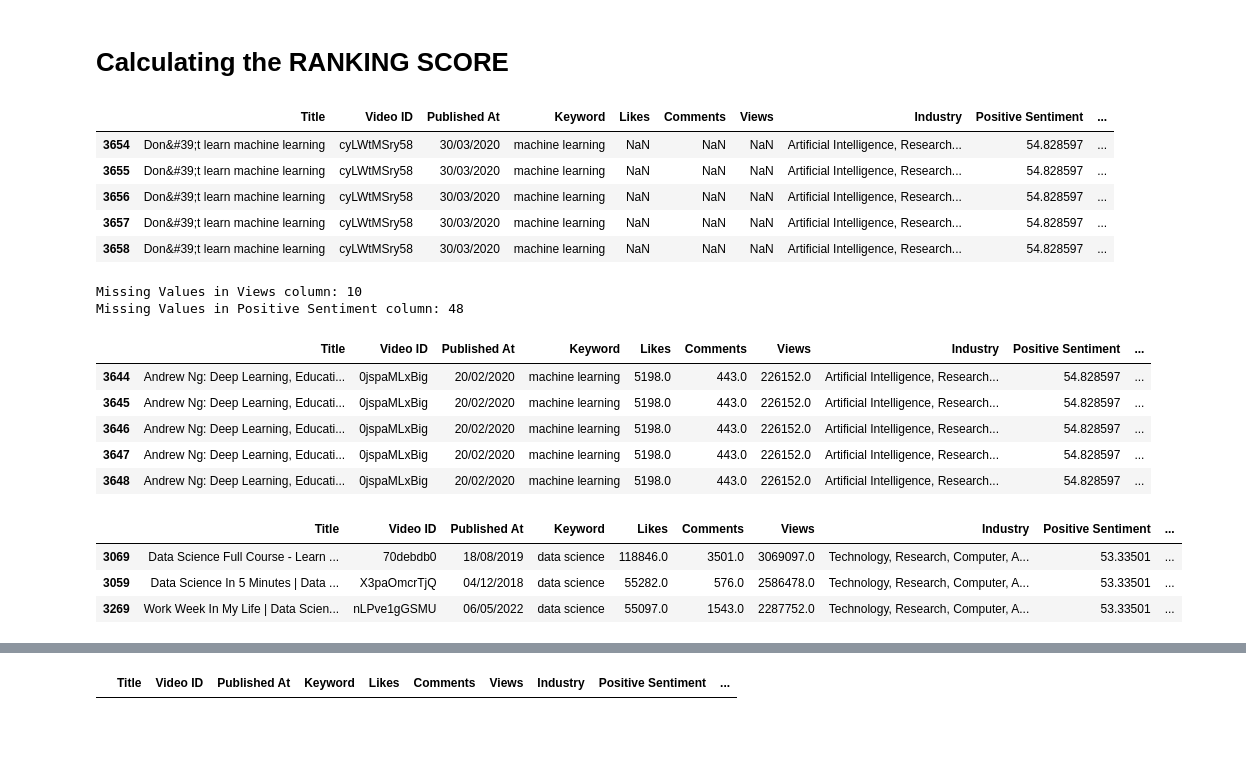
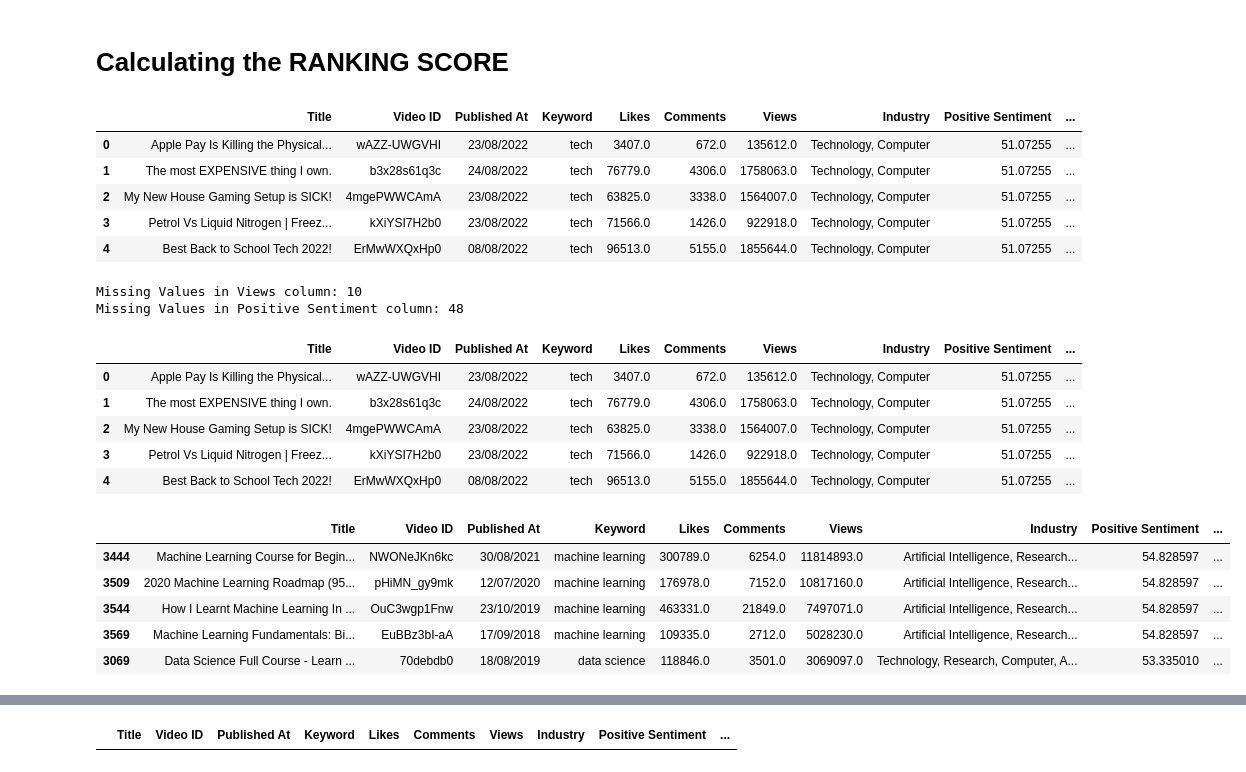
Before and after one commit to bilaalmunir/Data-Science-Youtube-Video-analysis, a Jupyter notebook: main.ipynb, the cells around one changed output, grey strips where cells are left out. Cells and saved outputs as stored; diff of their text form; code cells hidden in the pictures; blank space fills up the shorter version.

Commit message:
rank update

```diff
--- a/main.ipynb
+++ b/main.ipynb
@@ -1242,23 +1251,15 @@ videos_stats.head()
 | 4 | Best Back to School Tech 2022! | ErMwWXQxHp0 | 08/08/2022 | tech | 96513.0 | 5155.0 | 1855644.0 | Technology, Computer | 51.07255 | ... |
 # %% [markdown]
 # Calculating the RANKING SCORE
-# %%
-
-alpha = 0.6
-beta = 0.4
-
-
-videos_stats['Ranking Score'] = (alpha * videos_stats['Views'] +
-                                 beta * videos_stats['Positive Sentiment'])
 # %%
-videos_stats.tail()
+videos_stats.head()
 # %% [output]
 |  | Title | Video ID | Published At | Keyword | Likes | Comments | Views | Industry | Positive Sentiment | ... |
-| 3654 | Don&#39;t learn machine learning | cyLWtMSry58 | 30/03/2020 | machine learning | NaN | NaN | NaN | Artificial Intelligence, Research... | 54.828597 | ... |
-| 3655 | Don&#39;t learn machine learning | cyLWtMSry58 | 30/03/2020 | machine learning | NaN | NaN | NaN | Artificial Intelligence, Research... | 54.828597 | ... |
-| 3656 | Don&#39;t learn machine learning | cyLWtMSry58 | 30/03/2020 | machine learning | NaN | NaN | NaN | Artificial Intelligence, Research... | 54.828597 | ... |
-| 3657 | Don&#39;t learn machine learning | cyLWtMSry58 | 30/03/2020 | machine learning | NaN | NaN | NaN | Artificial Intelligence, Research... | 54.828597 | ... |
-| 3658 | Don&#39;t learn machine learning | cyLWtMSry58 | 30/03/2020 | machine learning | NaN | NaN | NaN | Artificial Intelligence, Research... | 54.828597 | ... |
+| 0 | Apple Pay Is Killing the Physical... | wAZZ-UWGVHI | 23/08/2022 | tech | 3407.0 | 672.0 | 135612.0 | Technology, Computer | 51.07255 | ... |
+| 1 | The most EXPENSIVE thing I own. | b3x28s61q3c | 24/08/2022 | tech | 76779.0 | 4306.0 | 1758063.0 | Technology, Computer | 51.07255 | ... |
+| 2 | My New House Gaming Setup is SICK! | 4mgePWWCAmA | 23/08/2022 | tech | 63825.0 | 3338.0 | 1564007.0 | Technology, Computer | 51.07255 | ... |
+| 3 | Petrol Vs Liquid Nitrogen | Freez... | kXiYSI7H2b0 | 23/08/2022 | tech | 71566.0 | 1426.0 | 922918.0 | Technology, Computer | 51.07255 | ... |
+| 4 | Best Back to School Tech 2022! | ErMwWXQxHp0 | 08/08/2022 | tech | 96513.0 | 5155.0 | 1855644.0 | Technology, Computer | 51.07255 | ... |
 # %%
 print("Missing Values in Views column:", videos_stats['Views'].isnull().sum())
 print("Missing Values in Positive Sentiment column:", videos_stats['Positive Sentiment'].isnull().sum())
@@ -1268,32 +1269,34 @@ Missing Values in Positive Sentiment column: 48
 # %%
 videos_stats.dropna(subset=['Views', 'Positive Sentiment'], inplace=True)
 # %%
-alpha = 0.6  # Views weight
-beta = 0.4  # Positive Sentiment weight
+alpha = 0.5  # Views weight
+beta = 0.5  # Positive Sentiment weight
 
 videos_stats['Ranking Score'] = (alpha * videos_stats['Views'] +
                                  beta * videos_stats['Positive Sentiment'])
 # %%
-videos_stats.tail()
+videos_stats.head()
 # %% [output]
 |  | Title | Video ID | Published At | Keyword | Likes | Comments | Views | Industry | Positive Sentiment | ... |
-| 3644 | Andrew Ng: Deep Learning, Educati... | 0jspaMLxBig | 20/02/2020 | machine learning | 5198.0 | 443.0 | 226152.0 | Artificial Intelligence, Research... | 54.828597 | ... |
-| 3645 | Andrew Ng: Deep Learning, Educati... | 0jspaMLxBig | 20/02/2020 | machine learning | 5198.0 | 443.0 | 226152.0 | Artificial Intelligence, Research... | 54.828597 | ... |
-| 3646 | Andrew Ng: Deep Learning, Educati... | 0jspaMLxBig | 20/02/2020 | machine learning | 5198.0 | 443.0 | 226152.0 | Artificial Intelligence, Research... | 54.828597 | ... |
-| 3647 | Andrew Ng: Deep Learning, Educati... | 0jspaMLxBig | 20/02/2020 | machine learning | 5198.0 | 443.0 | 226152.0 | Artificial Intelligence, Research... | 54.828597 | ... |
-| 3648 | Andrew Ng: Deep Learning, Educati... | 0jspaMLxBig | 20/02/2020 | machine learning | 5198.0 | 443.0 | 226152.0 | Artificial Intelligence, Research... | 54.828597 | ... |
+| 0 | Apple Pay Is Killing the Physical... | wAZZ-UWGVHI | 23/08/2022 | tech | 3407.0 | 672.0 | 135612.0 | Technology, Computer | 51.07255 | ... |
+| 1 | The most EXPENSIVE thing I own. | b3x28s61q3c | 24/08/2022 | tech | 76779.0 | 4306.0 | 1758063.0 | Technology, Computer | 51.07255 | ... |
+| 2 | My New House Gaming Setup is SICK! | 4mgePWWCAmA | 23/08/2022 | tech | 63825.0 | 3338.0 | 1564007.0 | Technology, Computer | 51.07255 | ... |
+| 3 | Petrol Vs Liquid Nitrogen | Freez... | kXiYSI7H2b0 | 23/08/2022 | tech | 71566.0 | 1426.0 | 922918.0 | Technology, Computer | 51.07255 | ... |
+| 4 | Best Back to School Tech 2022! | ErMwWXQxHp0 | 08/08/2022 | tech | 96513.0 | 5155.0 | 1855644.0 | Technology, Computer | 51.07255 | ... |
 # %%
+relevant_videos = videos_stats[(videos_stats['Keyword'] == 'data science') | (videos_stats['Keyword'] == 'machine learning')]
+relevant_videos = relevant_videos.drop_duplicates(subset='Video ID', keep='first')
 
-relevant_videos = videos_stats[(videos_stats['Keyword'] == 'data science') | (videos_stats['Keyword'] == 'machine Learning')]
-relevant_videos = relevant_videos.drop_duplicates(subset='Video ID', keep='first')
 
 ranked_relevant_videos = relevant_videos.sort_values(by='Ranking Score', ascending=False)
 
 
-top_videos = ranked_relevant_videos.head(3)
-top_videos
+ranked_relevant_videos['Rank'] = ranked_relevant_videos['Ranking Score'].rank(ascending=False, method='dense').astype(int)
+ranked_relevant_videos.head()
 # %% [output]
 |  | Title | Video ID | Published At | Keyword | Likes | Comments | Views | Industry | Positive Sentiment | ... |
-| 3069 | Data Science Full Course - Learn ... | 70debdb0 | 18/08/2019 | data science | 118846.0 | 3501.0 | 3069097.0 | Technology, Research, Computer, A... | 53.33501 | ... |
-| 3059 | Data Science In 5 Minutes | Data ... | X3paOmcrTjQ | 04/12/2018 | data science | 55282.0 | 576.0 | 2586478.0 | Technology, Research, Computer, A... | 53.33501 | ... |
-| 3269 | Work Week In My Life | Data Scien... | nLPve1gGSMU | 06/05/2022 | data science | 55097.0 | 1543.0 | 2287752.0 | Technology, Research, Computer, A... | 53.33501 | ... |
+| 3444 | Machine Learning Course for Begin... | NWONeJKn6kc | 30/08/2021 | machine learning | 300789.0 | 6254.0 | 11814893.0 | Artificial Intelligence, Research... | 54.828597 | ... |
+| 3509 | 2020 Machine Learning Roadmap (95... | pHiMN_gy9mk | 12/07/2020 | machine learning | 176978.0 | 7152.0 | 10817160.0 | Artificial Intelligence, Research... | 54.828597 | ... |
+| 3544 | How I Learnt Machine Learning In ... | OuC3wgp1Fnw | 23/10/2019 | machine learning | 463331.0 | 21849.0 | 7497071.0 | Artificial Intelligence, Research... | 54.828597 | ... |
+| 3569 | Machine Learning Fundamentals: Bi... | EuBBz3bI-aA | 17/09/2018 | machine learning | 109335.0 | 2712.0 | 5028230.0 | Artificial Intelligence, Research... | 54.828597 | ... |
+| 3069 | Data Science Full Course - Learn ... | 70debdb0 | 18/08/2019 | data science | 118846.0 | 3501.0 | 3069097.0 | Technology, Research, Computer, A... | 53.335010 | ... |
```
Also changed, not shown: parts of 5 cells of this notebook.
